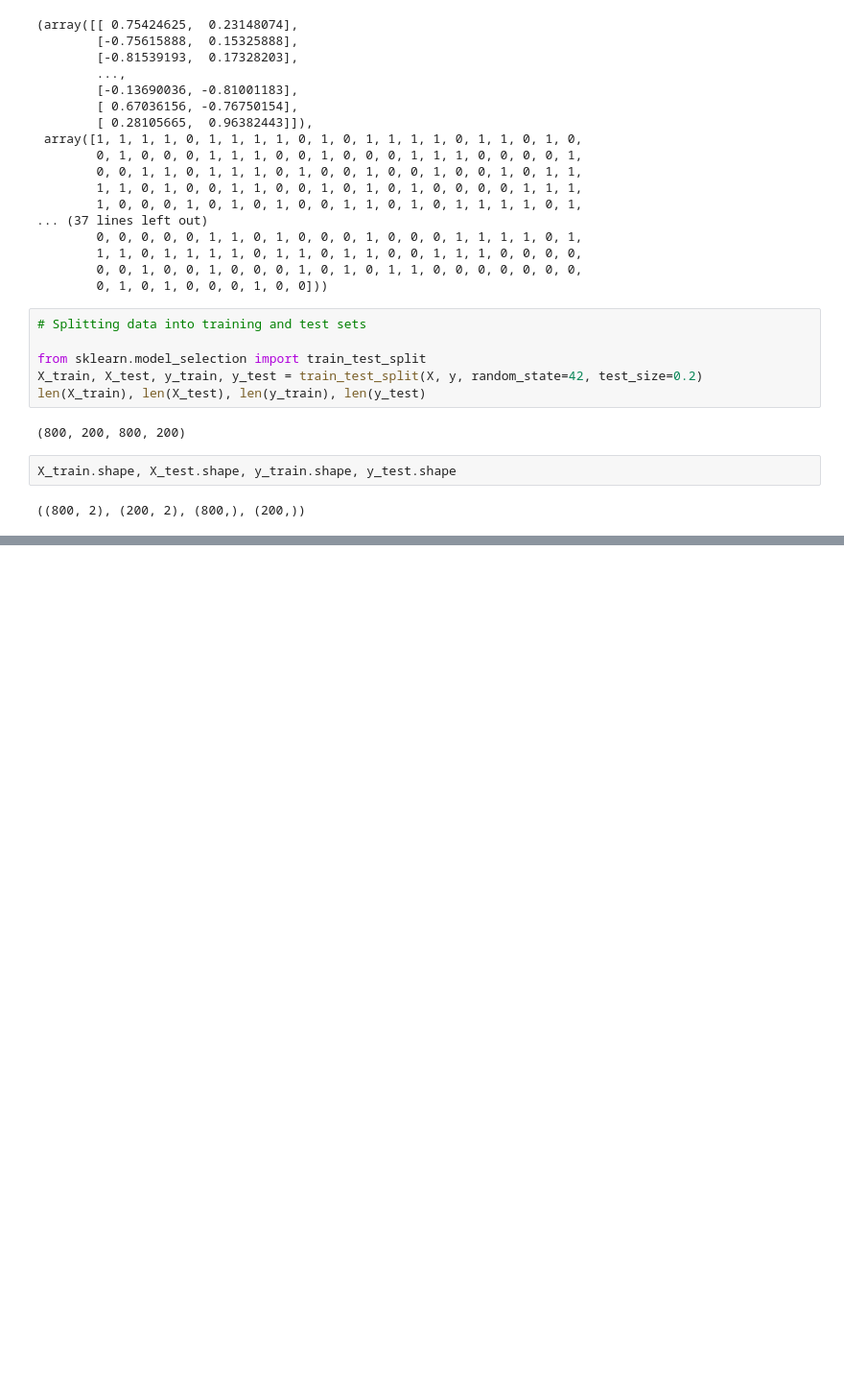
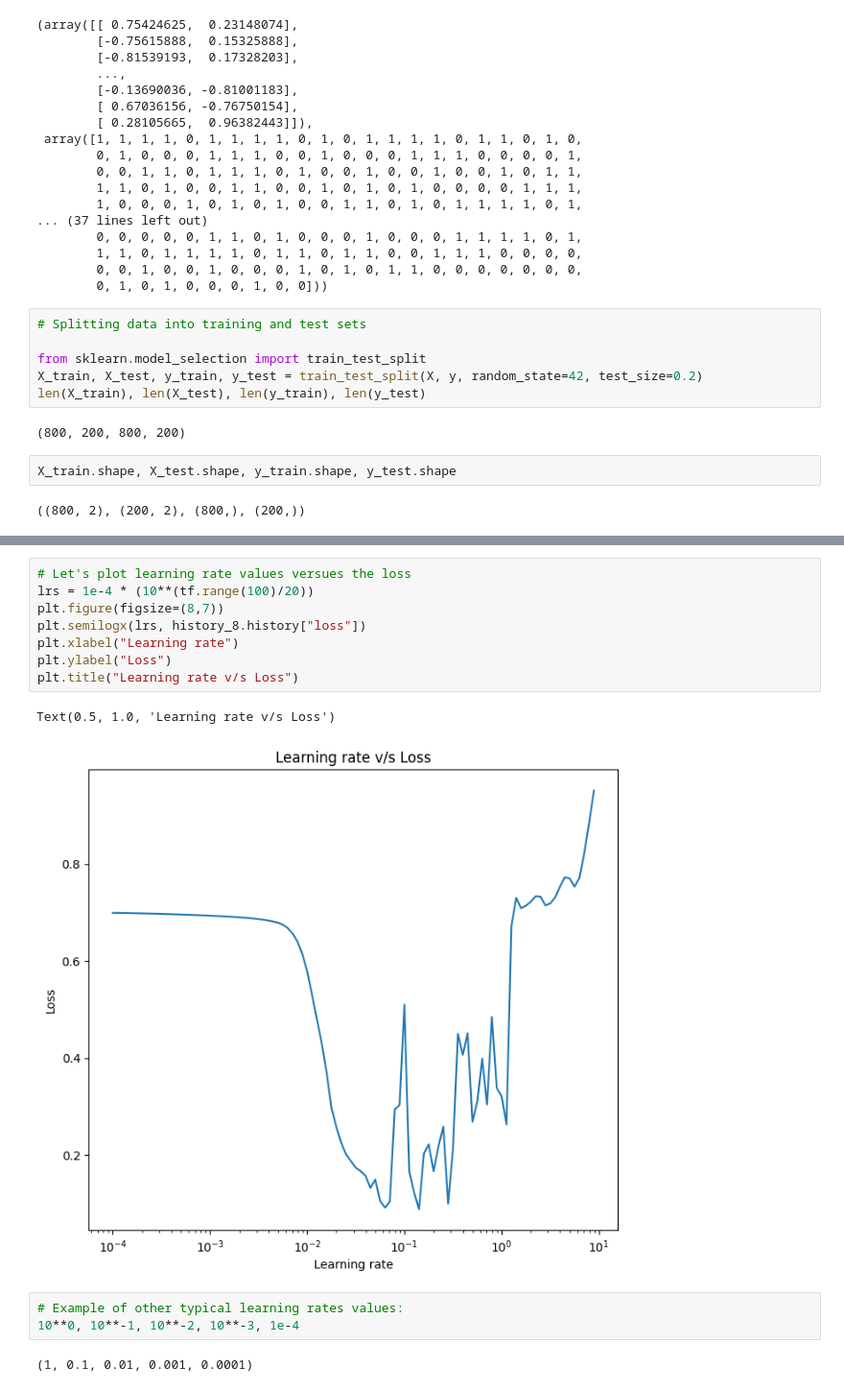
Before and after one commit to danish-khan962/Deep-Learning, a Jupyter notebook: 03_Neural_network_classification_with_tensorflow.ipynb, the cells around one changed output, grey strips where cells are left out. Shown at 96% size. Cells and saved outputs as stored; diff of their text form; blank space fills up the shorter version.

```diff
--- a/03_Neural_network_classification_with_tensorflow.ipynb
+++ b/03_Neural_network_classification_with_tensorflow.ipynb
@@ -740,0 +846,16 @@ This is a Binary classification....
+# %%
+# Let's plot learning rate values versues the loss
+lrs = 1e-4 * (10**(tf.range(100)/20))
+plt.figure(figsize=(8,7))
+plt.semilogx(lrs, history_8.history["loss"])
+plt.xlabel("Learning rate")
+plt.ylabel("Loss")
+plt.title("Learning rate v/s Loss")
+# %% [output]
+Text(0.5, 1.0, 'Learning rate v/s Loss')
+[figure, added]
+# %%
+# Example of other typical learning rates values:
+10**0, 10**-1, 10**-2, 10**-3, 1e-4
+# %% [output]
+(1, 0.1, 0.01, 0.001, 0.0001)
```
Also changed, not shown: parts of 29 cells of this notebook.
